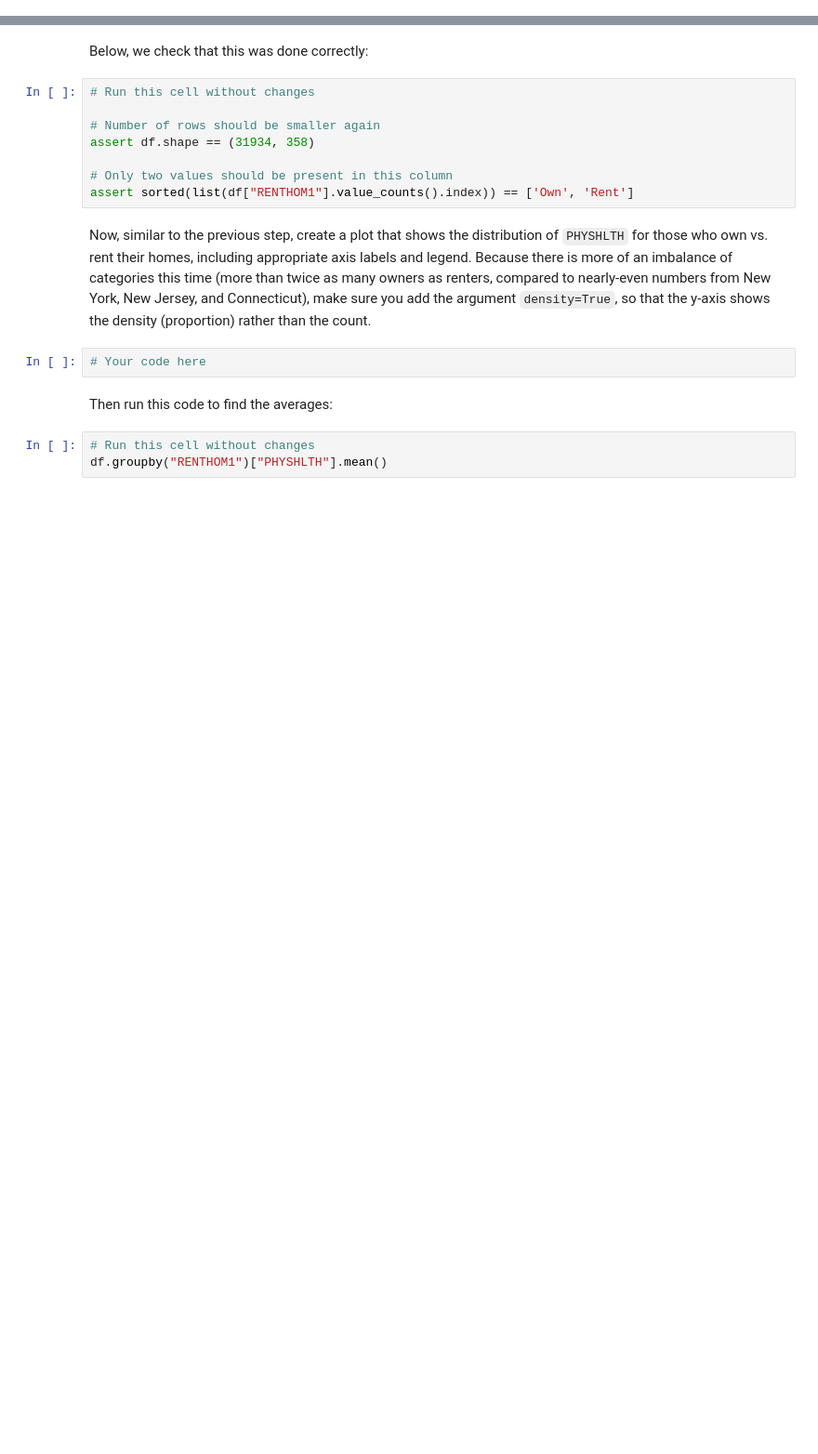
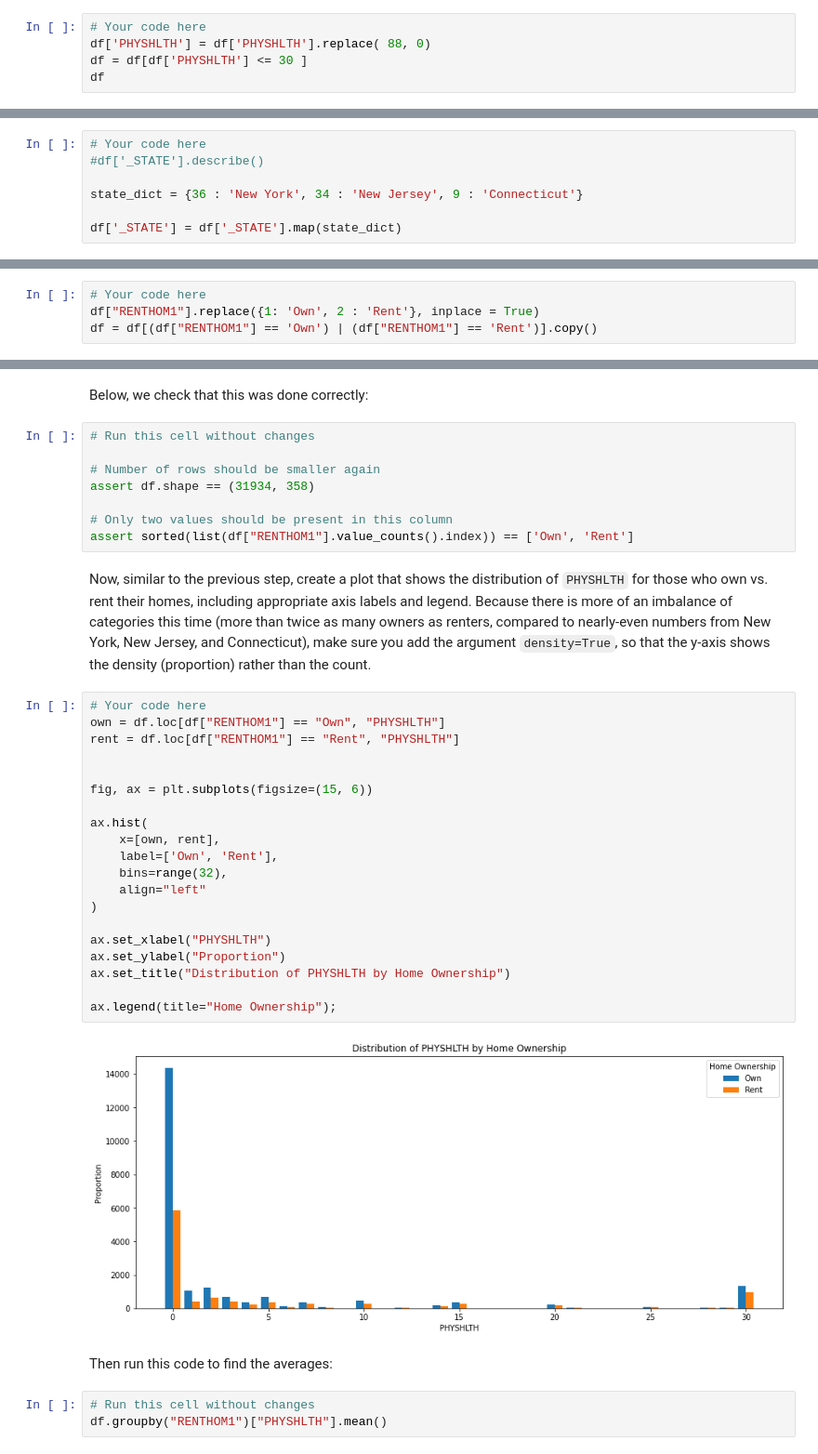
Before and after one commit to learn-co-curriculum/dsc-hypothesis-testing-lab, a Jupyter notebook: index.ipynb, the cells around one changed output, grey strips where cells are left out. Shown at 93% size. Saved outputs shown, nothing was run; the diff lists cells and outputs as text; blank space fills up the shorter version.

```diff
--- a/index.ipynb
+++ b/index.ipynb
@@ -113,0 +140,5 @@ Look in the data dictionary, page 17, to understand what is happening with these
+# %%
+# Your code here
+df['PHYSHLTH'] = df['PHYSHLTH'].replace( 88, 0)
+df = df[df['PHYSHLTH'] <= 30 ]
+df
@@ -148,0 +209,7 @@ Look in the data dictionary, pages 2-3, to determine which states map onto which
+# %%
+# Your code here
+#df['_STATE'].describe()
+
+state_dict = {36 : 'New York', 34 : 'New Jersey', 9 : 'Connecticut'}
+
+df['_STATE'] = df['_STATE'].map(state_dict)
@@ -243,0 +355,4 @@ In the cell below, modify `df` so that we have dropped all records where the `RE
+# %%
+# Your code here
+df["RENTHOM1"].replace({1: 'Own', 2 : 'Rent'}, inplace = True)
+df = df[(df["RENTHOM1"] == 'Own') | (df["RENTHOM1"] == 'Rent')].copy()
@@ -256,8 +396,28 @@ assert df.shape == (31934, 358)
 assert sorted(list(df["RENTHOM1"].value_counts().index)) == ['Own', 'Rent']
 # %% [markdown]
 Now, similar to the previous step, create a plot that shows the distribution of `PHYSHLTH` for those who own vs. rent their homes, including appropriate axis labels and legend. Because there is more of an imbalance of categories this time (more than twice as many owners as renters, compared to nearly-even numbers from New York, New Jersey, and Connecticut), make sure you add the argument `density=True`, so that the y-axis shows the density (proportion) rather than the count.
-# %%
-# Your code here
+# %%
+# Your code here
+own = df.loc[df["RENTHOM1"] == "Own", "PHYSHLTH"]
+rent = df.loc[df["RENTHOM1"] == "Rent", "PHYSHLTH"]
+
+
+fig, ax = plt.subplots(figsize=(15, 6))
+
+ax.hist(
+    x=[own, rent],
+    label=['Own', 'Rent'],
+    bins=range(32),
+    align="left"
+)
+
+ax.set_xlabel("PHYSHLTH")
+ax.set_ylabel("Proportion")
+ax.set_title("Distribution of PHYSHLTH by Home Ownership")
+
+ax.legend(title="Home Ownership");
+# %% [output]
+[figure, added]
 # %% [markdown]
 Then run this code to find the averages:
 # %%
```
Also changed, not shown: parts of 38 cells of this notebook.
